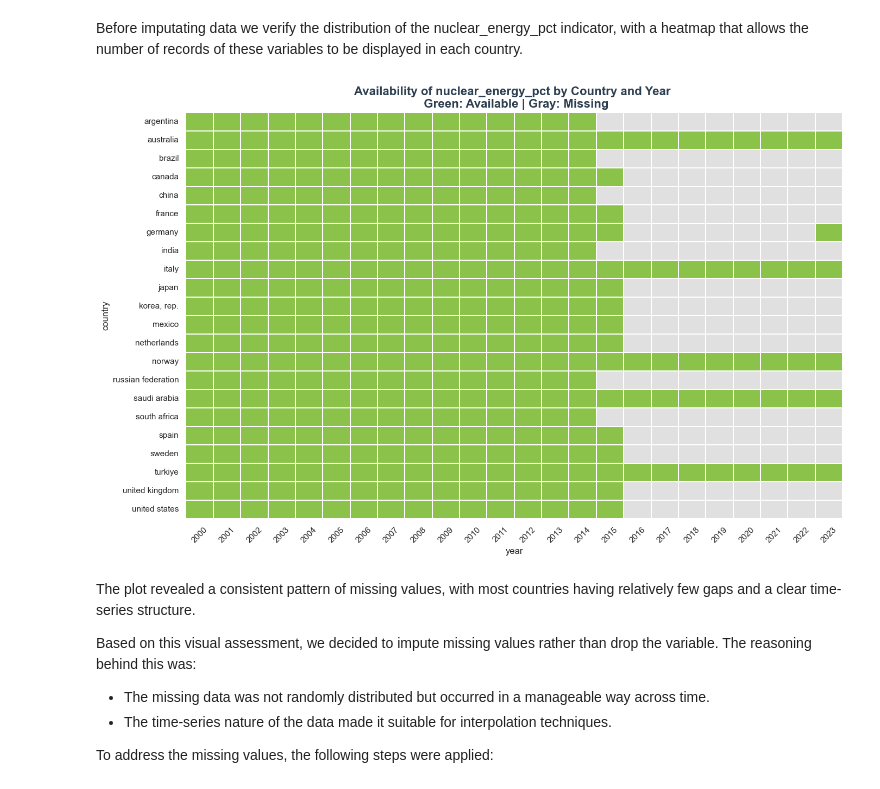
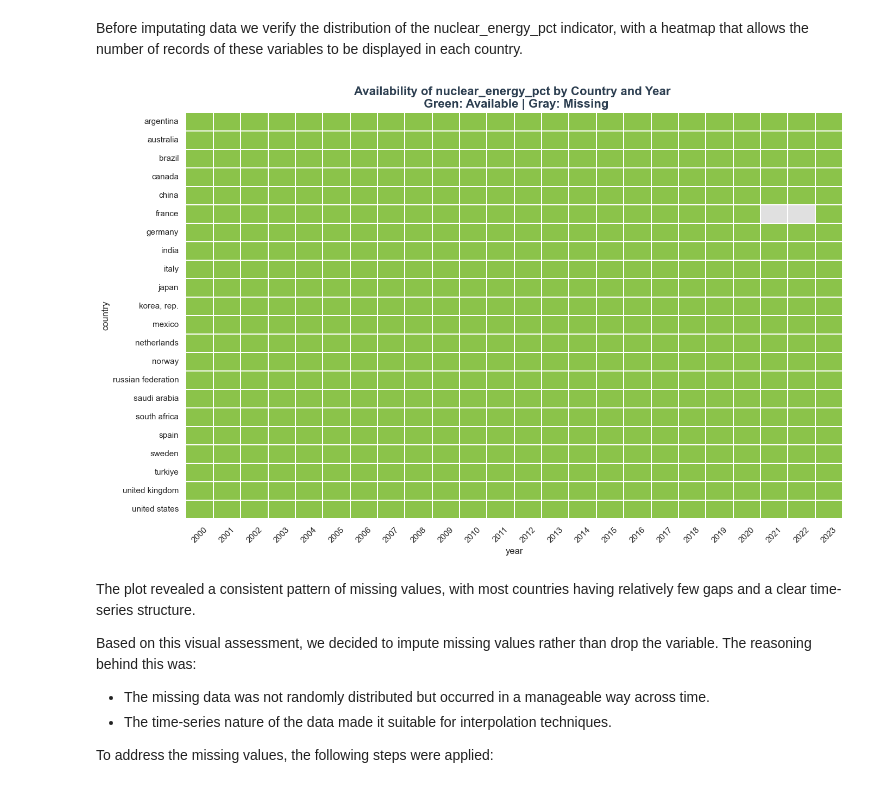
Before and after one commit to valentinabc19/Leukemia-Cancer-Risk-ETL, a Jupyter notebook: api/001_api_eda.ipynb, the cells around one changed output. Saved outputs shown, nothing was run; the diff lists cells and outputs as text; code cells hidden in the pictures.

```diff
--- a/api/001_api_eda.ipynb
+++ b/api/001_api_eda.ipynb
@@ -672,34 +672,34 @@ Before imputating data we verify the distribution of the nuclear_energy_pct indi
 # %%
 sns.set_theme(style="whitegrid")
 
 coverage = df.pivot_table(
     index='country',
     columns='year',
     values='nuclear_energy_pct',
-    aggfunc=lambda x: 1 if x.notna().any() else 0
-)
+    aggfunc='count'
+).notna().astype(int)
 
 custom_cmap = sns.color_palette(["#e0e0e0", "#8bc34a"])
 
 plt.figure(figsize=(14, 9))
 sns.heatmap(
     coverage,
     cmap=custom_cmap,
     cbar=False,
     linewidths=0.3,
     linecolor='white'
 )
 
 plt.title('Availability of nuclear_energy_pct by Country and Year \n Green: Available | Gray: Missing',
           fontsize=16, fontweight='bold', color='#2c3e50')
 plt.xlabel('year', fontsize=12)
 plt.ylabel('country', fontsize=12)
 plt.xticks(rotation=45)
 plt.yticks(rotation=0)
 plt.tight_layout()
 plt.show()
 # %% [output]
-[figure, old version]
+[figure, new version]
 # %% [markdown]
 The plot revealed a consistent pattern of missing values, with most countries having relatively few gaps and a clear time-series structure.
 
```
Also changed, not shown: parts of 10 cells of this notebook.
